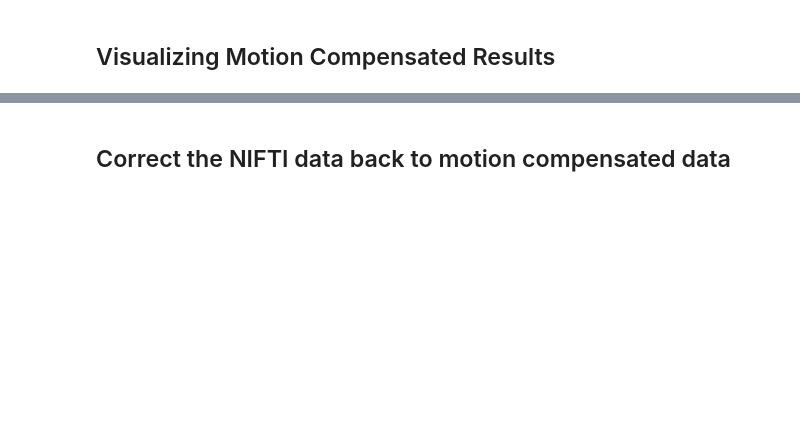
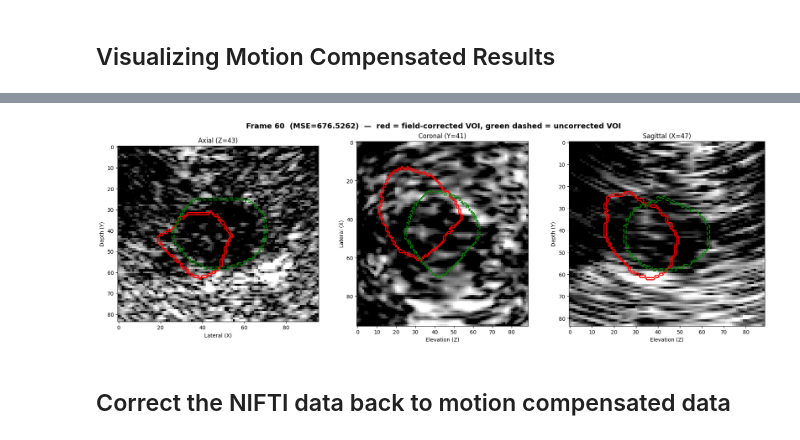
Before and after one commit to QuantUS-OpenSource/QuantUS-Backend-CEUS, a Jupyter notebook: CLI-Demos/MC_3D_test.ipynb, the cells around one changed output, grey strips where cells are left out. Saved outputs shown, nothing was run; the diff lists cells and outputs as text; code cells hidden in the pictures; blank space fills up the shorter version.

Commit message:
Add Demons-based deformable motion compensation with NLM denoising and debug notebook

```diff
--- a/CLI-Demos/MC_3D_test.ipynb
+++ b/CLI-Demos/MC_3D_test.ipynb
@@ -23,8 +23,8 @@ Available scan loaders: ['avi', 'mp4', 'nifti']
 scan_type = 'nifti'
 
 # Takes the DICOM file as input for contrast enhanced ultrasound (CEUS) scans
-CEUS_scan_path = '/media/ahmed-el-kaffas/20TB-HDD/Yuanshan/3DMPUS/SIP/HighQualityData/Standford/SHC-P09/V01/SHC-P09-V01-CE1_18.33.17_mf_sip_capture_50_2_1_0_CEUS.nii'
-bmode_scan_path = '/media/ahmed-el-kaffas/20TB-HDD/Yuanshan/3DMPUS/SIP/HighQualityData/Standford/SHC-P09/V01/SHC-P09-V01-CE1_18.33.17_mf_sip_capture_50_2_1_0_BMODE.nii'
+CEUS_scan_path = '/home/yuanshanwu/Documents/TUL/CEUS-Studies/P07-V02-CE01/UCSD-P07-V02-CE01RUN2_09.39.44_mf_sip_capture_50_2_1_0_CEUS.nii'
+bmode_scan_path = '/home/yuanshanwu/Documents/TUL/CEUS-Studies/P07-V02-CE01/UCSD-P07-V02-CE01RUN2_09.39.44_mf_sip_capture_50_2_1_0_BMODE.nii'
 scan_loader_kwargs = {
 }
 # %%
@@ -45,7 +45,7 @@ Available segmentation loaders: ['nifti', 'load_bolus_mask']
 # %%
 seg_type = 'nifti'
 
-seg_path = '/media/ahmed-el-kaffas/20TB-HDD/Yuanshan/3DMPUS/SIP/HighQualityData/Standford/SHC-P09/V01/SHC-P09-V01-CE1-MC_VOI.nii.gz'
+seg_path = '/home/yuanshanwu/Documents/TUL/CEUS-Studies/P07-V02-CE01/no_MC_VOI_#50.nii.gz'
 seg_loader_kwargs = {}
 # %%
 from src.entrypoints import seg_loading_step
@@ -64,0 +63,4 @@ array([[ -5.,   3.,   1.],
+# %%
+preproc_func_names = ['demon_motion_compensation_3d'] # in order of application
+required_kwargs = get_required_seg_preproc_kwargs(preproc_func_names)
+print("Required kwargs for preprocessing functions:", required_kwargs)
@@ -64,0 +100,4 @@ array([[ -5.,   3.,   1.],
+# %%
+from src.entrypoints import seg_preprocessing_step
+
+seg_data = seg_preprocessing_step(preproc_func_names, image_data, seg_data, **preproc_kwargs)
@@ -243,3 +303,80 @@ KeyboardInterrupt:
+# %%
+%matplotlib inline
+from IPython.display import clear_output
+import matplotlib.pyplot as plt
+import numpy as np
+from tqdm import tqdm
+
+def show_deformable_voi(bmode_image_data, deformable_result, frame_idx):
+    """
+    Overlay the field-warped ("corrected") VOI (red) against the static,
+    uncorrected VOI (green dashed) on the B-mode crop for `frame_idx`.
+    Everything is in crop-local coordinates (deformable_result.crop), since
+    the displacement field is only defined inside that region.
+    """
+    crop = deformable_result.crop
+    bmode_crop = crop.extract_from_volume(bmode_image_data.pixel_data[..., frame_idx])
+    static_voi = deformable_result.voi_crop
+    warped_voi = deformable_result.deform_voi_mask_to(frame_idx, order=0)
+
+    # Fixed slice positions, taken ONCE from the static VOI (same rationale
+    # as the rigid-MC cell above): keeps the viewport from re-centering on
+    # the moving VOI every frame, which would hide the correction.
+    lateral_c, depth_c, elevation_c = get_voi_center(static_voi)
+
+    fig, axes = plt.subplots(1, 3, figsize=(18, 6))
+
+    # === AXIAL (X-Y at fixed Z) ===
+    axial_img = np.transpose(enhance_bmode_noise(bmode_crop[:, :, elevation_c]))
+    warped_b = get_mask_boundary(np.transpose(warped_voi[:, :, elevation_c]))
+    static_b = get_mask_boundary(np.transpose(static_voi[:, :, elevation_c]))
+    axes[0].imshow(axial_img, cmap='gray')
+    axes[0].contour(warped_b, colors='red', linewidths=2)
+    axes[0].contour(static_b, colors='green', linewidths=2, linestyles='dashed')
+    axes[0].set_title(f'Axial (Z={elevation_c})')
+    axes[0].set_xlabel('Lateral (X)'); axes[0].set_ylabel('Depth (Y)')
+
+    # === CORONAL (X-Z at fixed Y) ===
+    coronal_img = enhance_bmode_noise(bmode_crop[:, depth_c, :])
+    warped_b = get_mask_boundary(warped_voi[:, depth_c, :])
+    static_b = get_mask_boundary(static_voi[:, depth_c, :])
+    axes[1].imshow(coronal_img, cmap='gray')
+    axes[1].contour(warped_b, colors='red', linewidths=2)
+    axes[1].contour(static_b, colors='green', linewidths=2, linestyles='dashed')
+    axes[1].set_title(f'Coronal (Y={depth_c})')
+    axes[1].set_xlabel('Elevation (Z)'); axes[1].set_ylabel('Lateral (X)')
+
+    # === SAGITTAL (Y-Z at fixed X) ===
+    sagittal_img = enhance_bmode_noise(bmode_crop[lateral_c, :, :])
+    warped_b = get_mask_boundary(warped_voi[lateral_c, :, :])
+    static_b = get_mask_boundary(static_voi[lateral_c, :, :])
+    axes[2].imshow(sagittal_img, cmap='gray')
+    axes[2].contour(warped_b, colors='red', linewidths=2)
+    axes[2].contour(static_b, colors='green', linewidths=2, linestyles='dashed')
+    axes[2].set_title(f'Sagittal (X={lateral_c})')
+    axes[2].set_xlabel('Elevation (Z)'); axes[2].set_ylabel('Depth (Y)')
+
+    mse = deformable_result.final_similarities[frame_idx]
+    fig.suptitle(f'Frame {frame_idx}  (MSE={mse:.4f})  —  red = field-corrected VOI, '
+                 f'green dashed = uncorrected VOI',
+                 fontsize=14, fontweight='bold')
+    plt.tight_layout()
+    return fig
+
+
+# Animate through the tracked window. Thanks to frame_window this is a small,
+# bounded range (unlike the full-sequence loop above), so it can run to
+# completion instead of needing to be interrupted.
+tracked_frames = range(reference_frame - frame_window, reference_frame + frame_window + 1)
+for f in tqdm(tracked_frames, desc="Deformable VOI frames"):
+    if not (0 <= f < image_data.pixel_data.shape[3]):
+        continue
+    clear_output(wait=True)
+    fig = show_deformable_voi(bmode_image_data, seg_data.deformable_compensation, f)
+    plt.show()
+    plt.close(fig)
+# %% [output]
+[figure, added]
 # %%
 # Save the segmentation data with motion compensation applied
 import pickle
```
Also changed, not shown: parts of 19 cells of this notebook, 4 other files.
